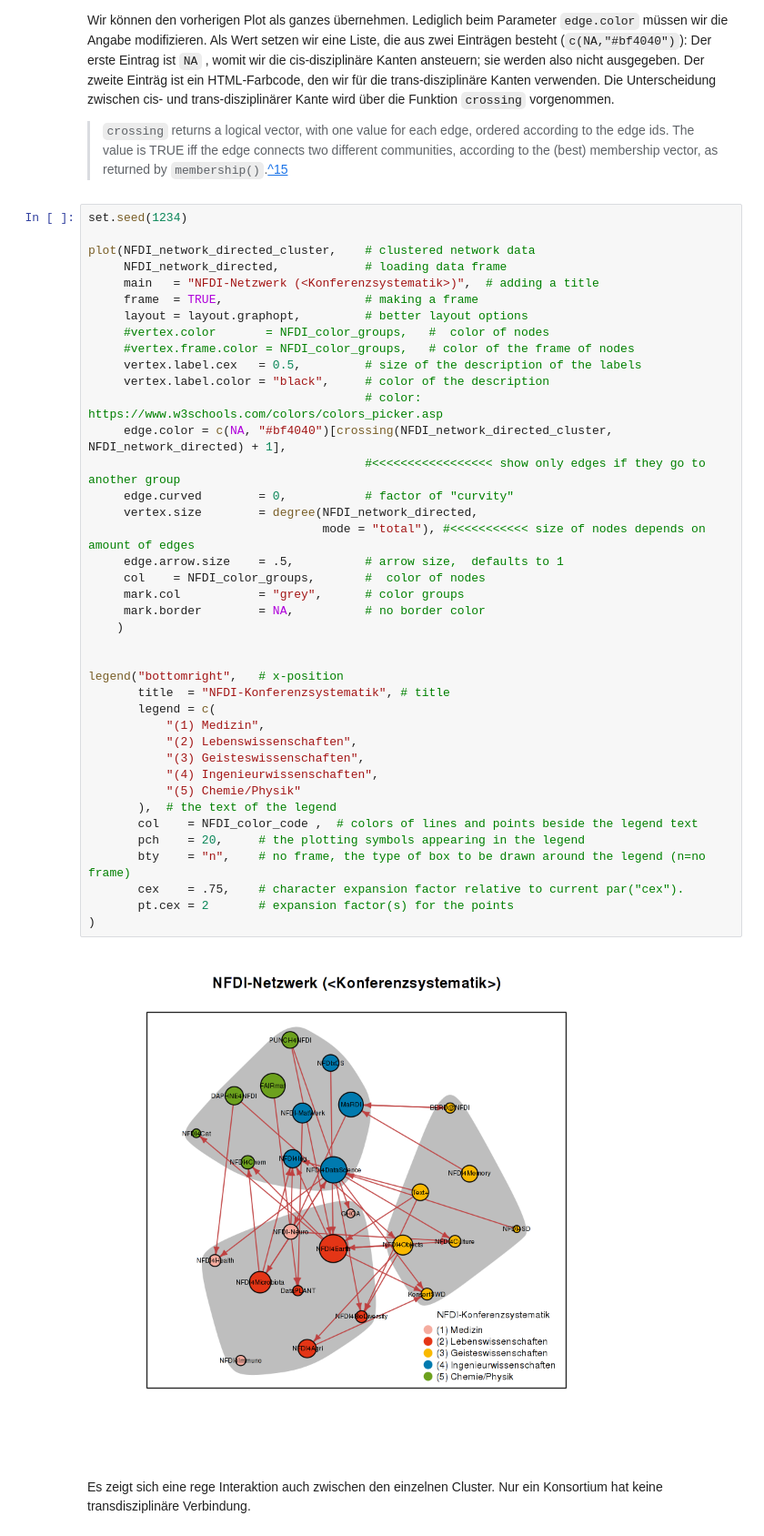
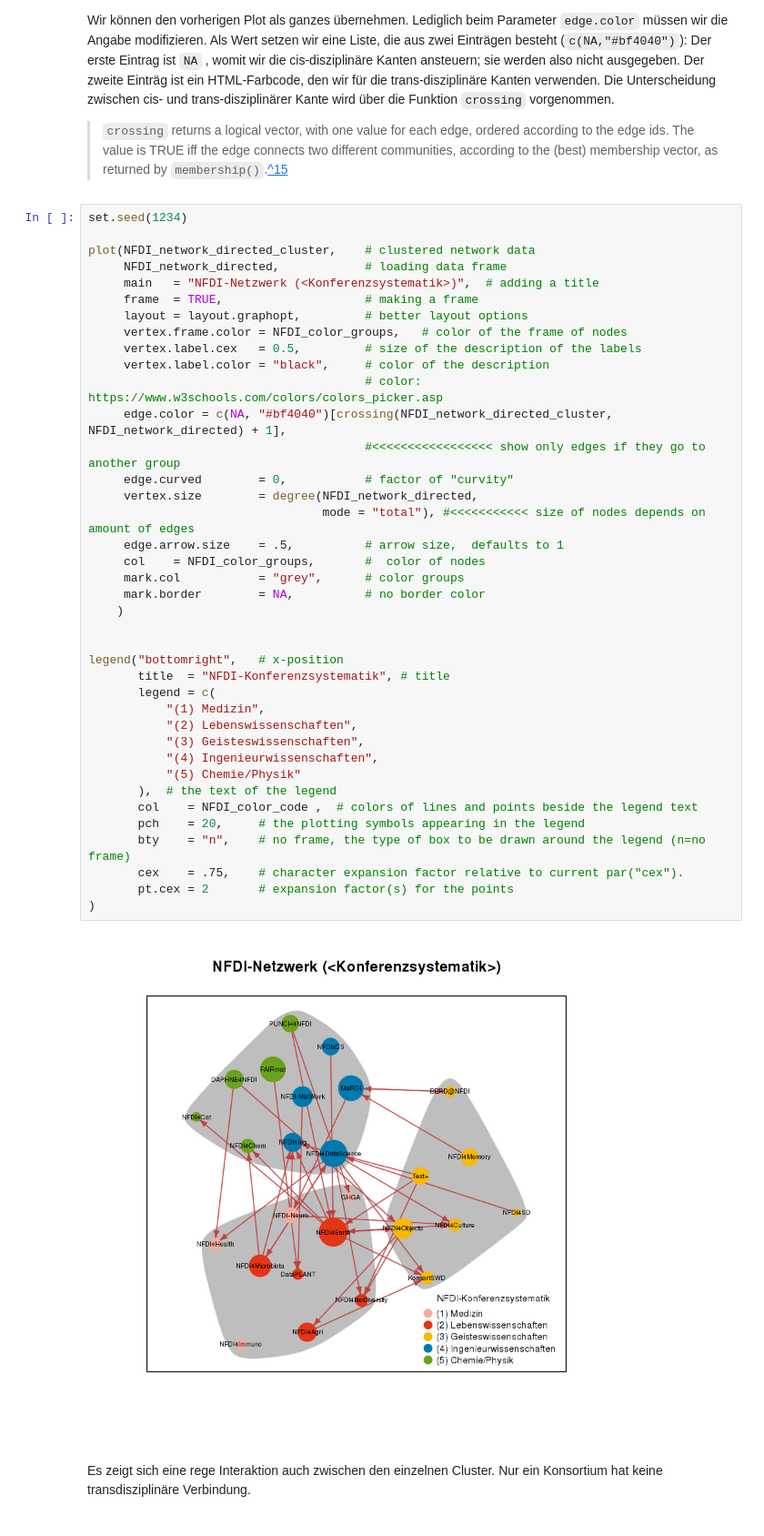
Before and after one commit to LukasCBossert/das-versprechen-der-vernetzung, a Jupyter notebook: Notebook/das-versprechen-der-vernetzung.ipynb, the cells around one changed output. Shown at 91% size. Saved outputs shown, nothing was run; the diff lists cells and outputs as text.

```diff
--- a/Notebook/das-versprechen-der-vernetzung.ipynb
+++ b/Notebook/das-versprechen-der-vernetzung.ipynb
@@ -852,40 +851,39 @@ plot(NFDI_network_directed_cluster,    # clustered network data
      main   = "NFDI-Netzwerk (<Konferenzsystematik>)",  # adding a title
      frame  = TRUE,                    # making a frame
      layout = layout.graphopt,         # better layout options
-     #vertex.color       = NFDI_color_groups,   #  color of nodes
-     #vertex.frame.color = NFDI_color_groups,   # color of the frame of nodes
+     vertex.frame.color = NFDI_color_groups,   # color of the frame of nodes
      vertex.label.cex   = 0.5,         # size of the description of the labels
      vertex.label.color = "black",     # color of the description
                                        # color: https://www.w3schools.com/colors/colors_picker.asp
      edge.color = c(NA, "#bf4040")[crossing(NFDI_network_directed_cluster, NFDI_network_directed) + 1],
                                        #<<<<<<<<<<<<<<<<< show only edges if they go to another group
      edge.curved        = 0,           # factor of "curvity"
      vertex.size        = degree(NFDI_network_directed,
                                  mode = "total"), #<<<<<<<<<<< size of nodes depends on amount of edges
      edge.arrow.size    = .5,          # arrow size,  defaults to 1
      col    = NFDI_color_groups,       #  color of nodes
      mark.col           = "grey",      # color groups
      mark.border        = NA,          # no border color
     )
 
 
 legend("bottomright",   # x-position
        title  = "NFDI-Konferenzsystematik", # title
        legend = c(
            "(1) Medizin",
            "(2) Lebenswissenschaften",
            "(3) Geisteswissenschaften",
            "(4) Ingenieurwissenschaften",
            "(5) Chemie/Physik"
        ),  # the text of the legend
        col    = NFDI_color_code ,  # colors of lines and points beside the legend text
        pch    = 20,     # the plotting symbols appearing in the legend
        bty    = "n",    # no frame, the type of box to be drawn around the legend (n=no frame)
        cex    = .75,    # character expansion factor relative to current par("cex").
        pt.cex = 2       # expansion factor(s) for the points
 )
 # %% [output]
-[figure, old version]
+[figure, new version]
 # %% [markdown]
 Es zeigt sich eine rege Interaktion auch zwischen den einzelnen Cluster.
 Nur ein Konsortium hat keine transdisziplinäre Verbindung.
```
Also changed, not shown: parts of 2 cells of this notebook, 8 other files.
